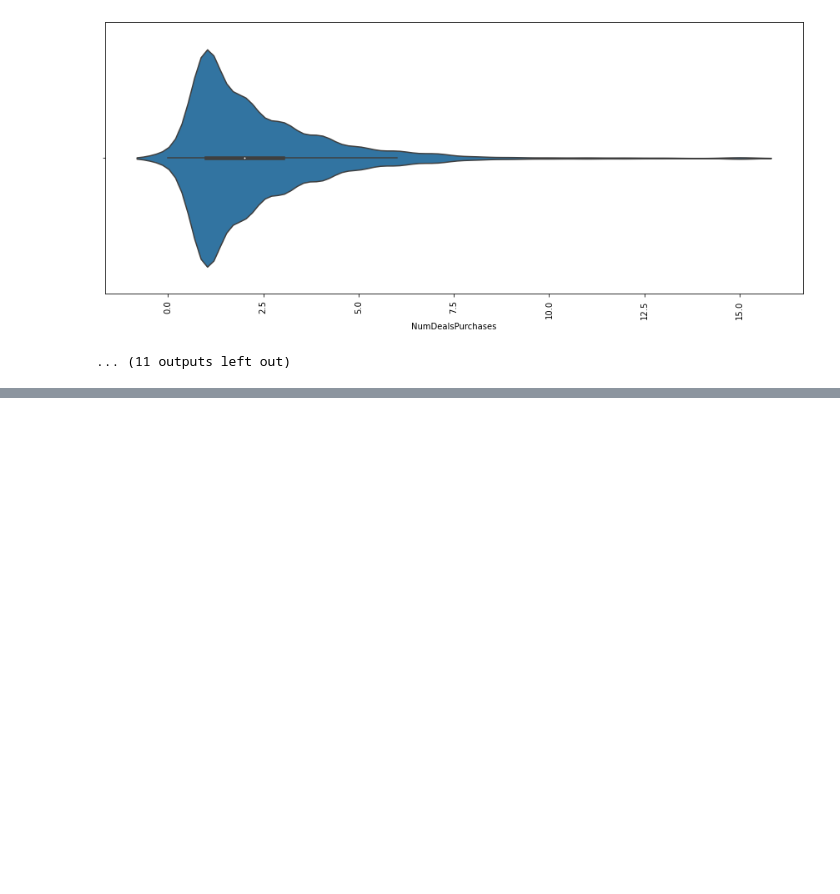
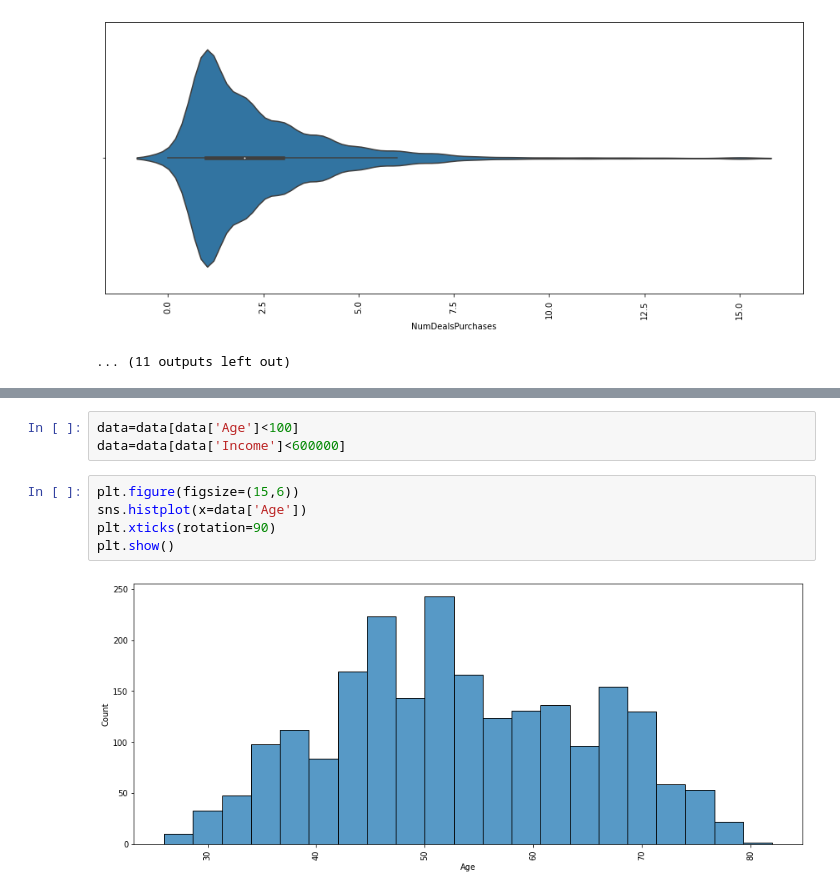
Before and after one commit to Ajayuppu/Customer-Personality-Analysis, a Jupyter notebook: Customer_Personality_Analysis_.ipynb, the cells around one changed output, grey strips where cells are left out. Saved outputs shown, nothing was run; the diff lists cells and outputs as text; blank space fills up the shorter version.

```diff
--- a/Customer_Personality_Analysis_.ipynb
+++ b/Customer_Personality_Analysis_.ipynb
@@ -208,0 +305,10 @@ for i in data_num.columns:
+# %%
+data=data[data['Age']<100]
+data=data[data['Income']<600000]
+# %%
+plt.figure(figsize=(15,6))
+sns.histplot(x=data['Age'])
+plt.xticks(rotation=90)
+plt.show()
+# %% [output]
+[figure, added]
```
Also changed, not shown: parts of 14 cells of this notebook.
